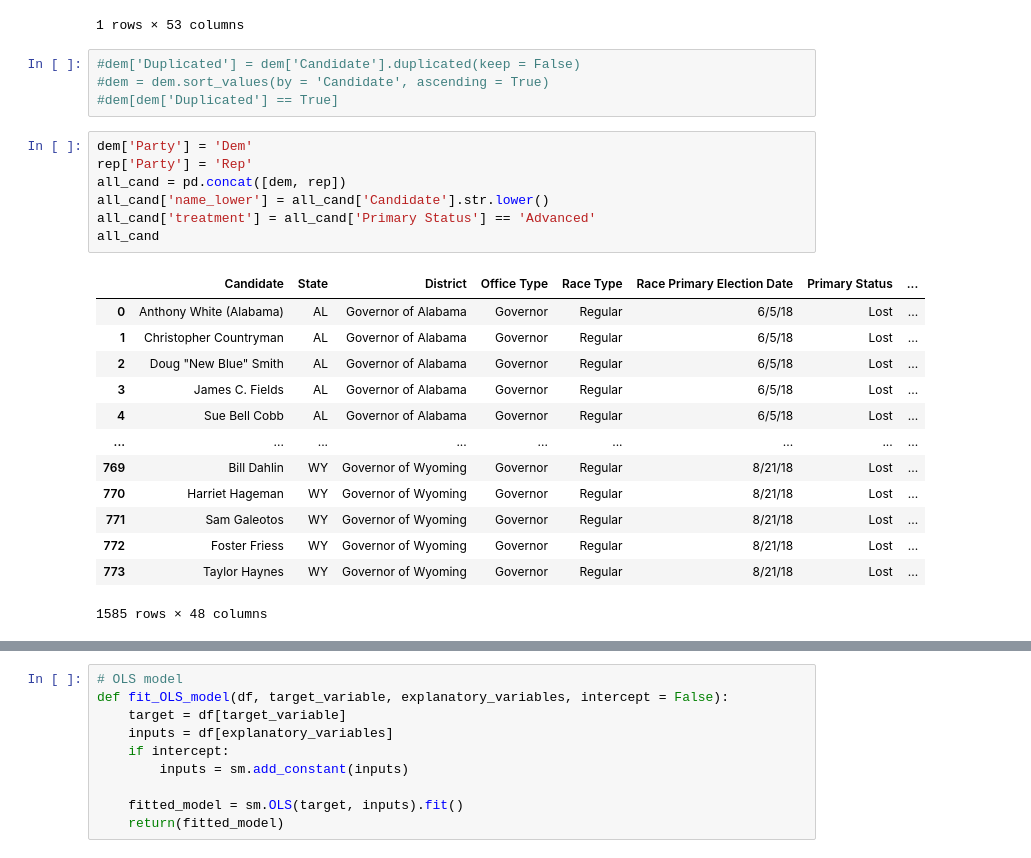
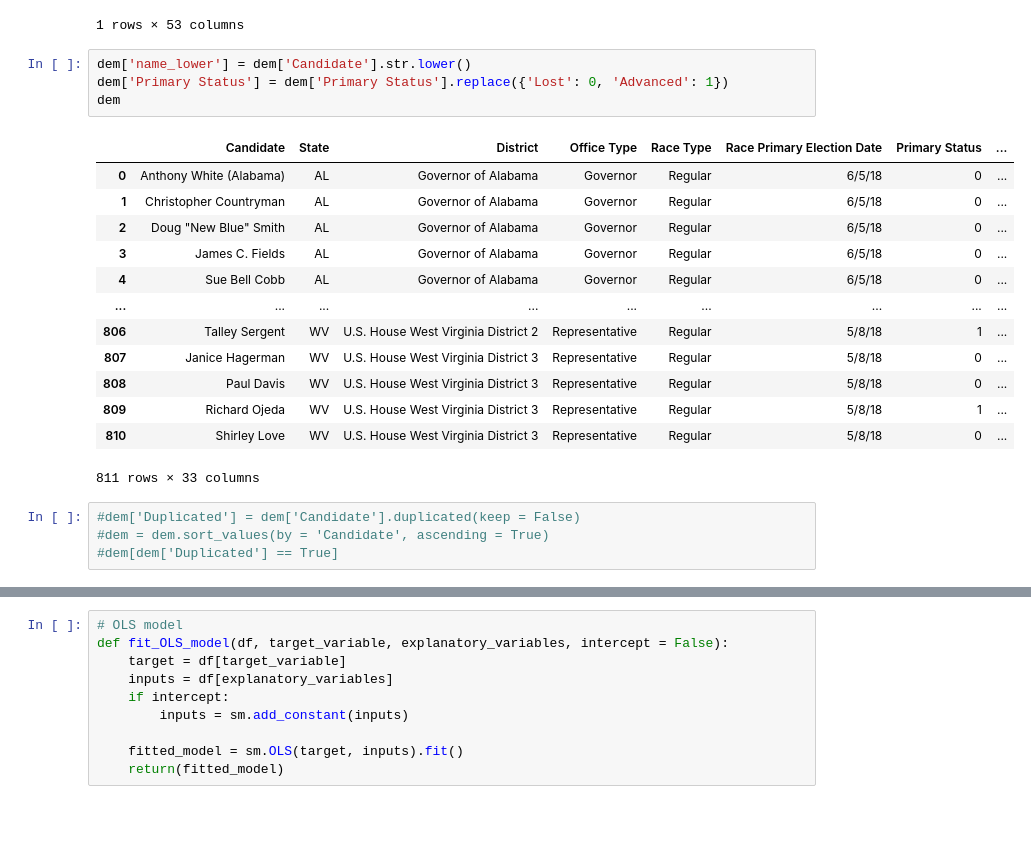
Before and after one commit to daekwon0/data102proj, a Jupyter notebook: data102_finproj_g23.ipynb, the cells around one changed output, grey strips where cells are left out. Drawn from its saved outputs; the diff is of its cells as text; blank space fills up the shorter version.

```diff
--- a/data102_finproj_g23.ipynb
+++ b/data102_finproj_g23.ipynb
@@ -394,29 +394,26 @@ candidate_2018[candidate_2018['name_lower'] == 'lindy li']
 |  | Link_Image | Cand_Name | Cand_Id | Cand_Office | Cand_Office_St | Cand_Office_Dist | Cand_Party_Affiliation | ... |
 | 3787 | https://www.fec.gov/data/candidat... | LI, LINDY | H6PA07113 | H | PA | 5.0 | DEM | ... |
 1 rows × 53 columns
+# %%
+dem['name_lower'] = dem['Candidate'].str.lower()
+dem['Primary Status'] = dem['Primary Status'].replace({'Lost': 0, 'Advanced': 1})
+dem
+# %% [output]
+|  | Candidate | State | District | Office Type | Race Type | Race Primary Election Date | Primary Status | ... |
+| 0 | Anthony White (Alabama) | AL | Governor of Alabama | Governor | Regular | 6/5/18 | 0 | ... |
+| 1 | Christopher Countryman | AL | Governor of Alabama | Governor | Regular | 6/5/18 | 0 | ... |
+| 2 | Doug "New Blue" Smith | AL | Governor of Alabama | Governor | Regular | 6/5/18 | 0 | ... |
+| 3 | James C. Fields | AL | Governor of Alabama | Governor | Regular | 6/5/18 | 0 | ... |
+| 4 | Sue Bell Cobb | AL | Governor of Alabama | Governor | Regular | 6/5/18 | 0 | ... |
+| ... | ... | ... | ... | ... | ... | ... | ... | ... |
+| 806 | Talley Sergent | WV | U.S. House West Virginia District 2 | Representative | Regular | 5/8/18 | 1 | ... |
+| 807 | Janice Hagerman | WV | U.S. House West Virginia District 3 | Representative | Regular | 5/8/18 | 0 | ... |
+| 808 | Paul Davis | WV | U.S. House West Virginia District 3 | Representative | Regular | 5/8/18 | 0 | ... |
+| 809 | Richard Ojeda | WV | U.S. House West Virginia District 3 | Representative | Regular | 5/8/18 | 1 | ... |
+| 810 | Shirley Love | WV | U.S. House West Virginia District 3 | Representative | Regular | 5/8/18 | 0 | ... |
+811 rows × 33 columns
 # %%
 #dem['Duplicated'] = dem['Candidate'].duplicated(keep = False)
 #dem = dem.sort_values(by = 'Candidate', ascending = True)
 #dem[dem['Duplicated'] == True]
-# %%
-dem['Party'] = 'Dem'
-rep['Party'] = 'Rep'
-all_cand = pd.concat([dem, rep])
-all_cand['name_lower'] = all_cand['Candidate'].str.lower()
-all_cand['treatment'] = all_cand['Primary Status'] == 'Advanced'
-all_cand
-# %% [output]
-|  | Candidate | State | District | Office Type | Race Type | Race Primary Election Date | Primary Status | ... |
-| 0 | Anthony White (Alabama) | AL | Governor of Alabama | Governor | Regular | 6/5/18 | Lost | ... |
-| 1 | Christopher Countryman | AL | Governor of Alabama | Governor | Regular | 6/5/18 | Lost | ... |
-| 2 | Doug "New Blue" Smith | AL | Governor of Alabama | Governor | Regular | 6/5/18 | Lost | ... |
-| 3 | James C. Fields | AL | Governor of Alabama | Governor | Regular | 6/5/18 | Lost | ... |
-| 4 | Sue Bell Cobb | AL | Governor of Alabama | Governor | Regular | 6/5/18 | Lost | ... |
-| ... | ... | ... | ... | ... | ... | ... | ... | ... |
-| 769 | Bill Dahlin | WY | Governor of Wyoming | Governor | Regular | 8/21/18 | Lost | ... |
-| 770 | Harriet Hageman | WY | Governor of Wyoming | Governor | Regular | 8/21/18 | Lost | ... |
-| 771 | Sam Galeotos | WY | Governor of Wyoming | Governor | Regular | 8/21/18 | Lost | ... |
-| 772 | Foster Friess | WY | Governor of Wyoming | Governor | Regular | 8/21/18 | Lost | ... |
-| 773 | Taylor Haynes | WY | Governor of Wyoming | Governor | Regular | 8/21/18 | Lost | ... |
-1585 rows × 48 columns
 # %%
```
Also changed, not shown: parts of 12 cells of this notebook.
